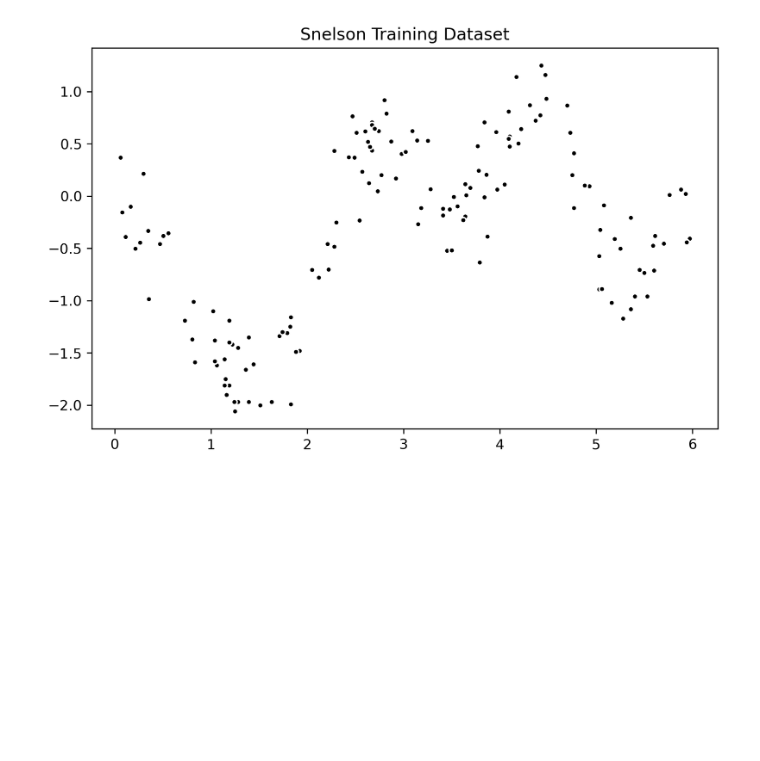
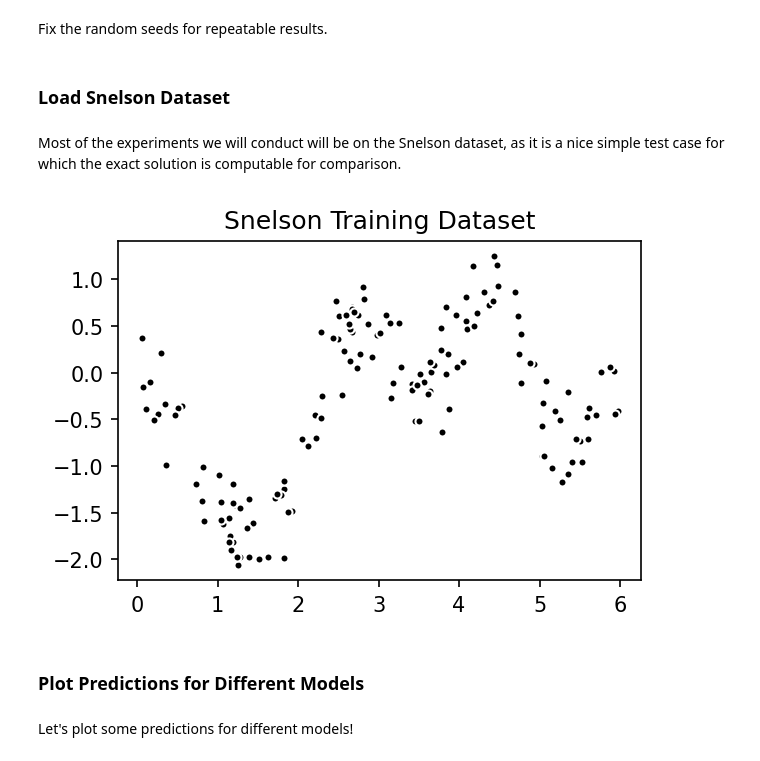
Before and after one commit to oskarfernlund/orthogonal-SVGP, a Jupyter notebook: notebooks/demo.ipynb, the cells around one changed output. Drawn from its saved outputs; the diff is of its cells as text; code cells hidden in the pictures; blank space fills up the shorter version.

Commit message:
cleaned up some messy experiments and plots

```diff
--- a/notebooks/demo.ipynb
+++ b/notebooks/demo.ipynb
@@ -20 +28,3 @@ from osvgp.processing import train_test_split
+# %% [markdown]
+Fix the random seeds for repeatable results.
 # %%
@@ -22,12 +31,20 @@ from osvgp.processing import train_test_split
 tf.random.set_seed(69)
 rng = np.random.RandomState(69)
+# %% [markdown]
+### Load Snelson Dataset
+# %% [markdown]
+Most of the experiments we will conduct will be on the Snelson dataset, as it is a nice simple test case for which the exact solution is computable for comparison.
 # %%
 # Load Snelson dataset
 data = load_snelson()
 train_data, test_data = train_test_split(data, test_size=0.25)
 X_train, y_train = train_data
 
 # Plot dataset
-plot_dataset(train_data, title="Snelson Training Dataset")
+plot_dataset(train_data, title="Snelson Training Dataset", figsize=(4.5, 3))
 # %% [output]
-[figure, old version]
+[figure, new version]
+# %% [markdown]
+### Plot Predictions for Different Models
+# %% [markdown]
+Let's plot some predictions for different models!
```
Also changed, not shown: parts of 22 cells of this notebook.
